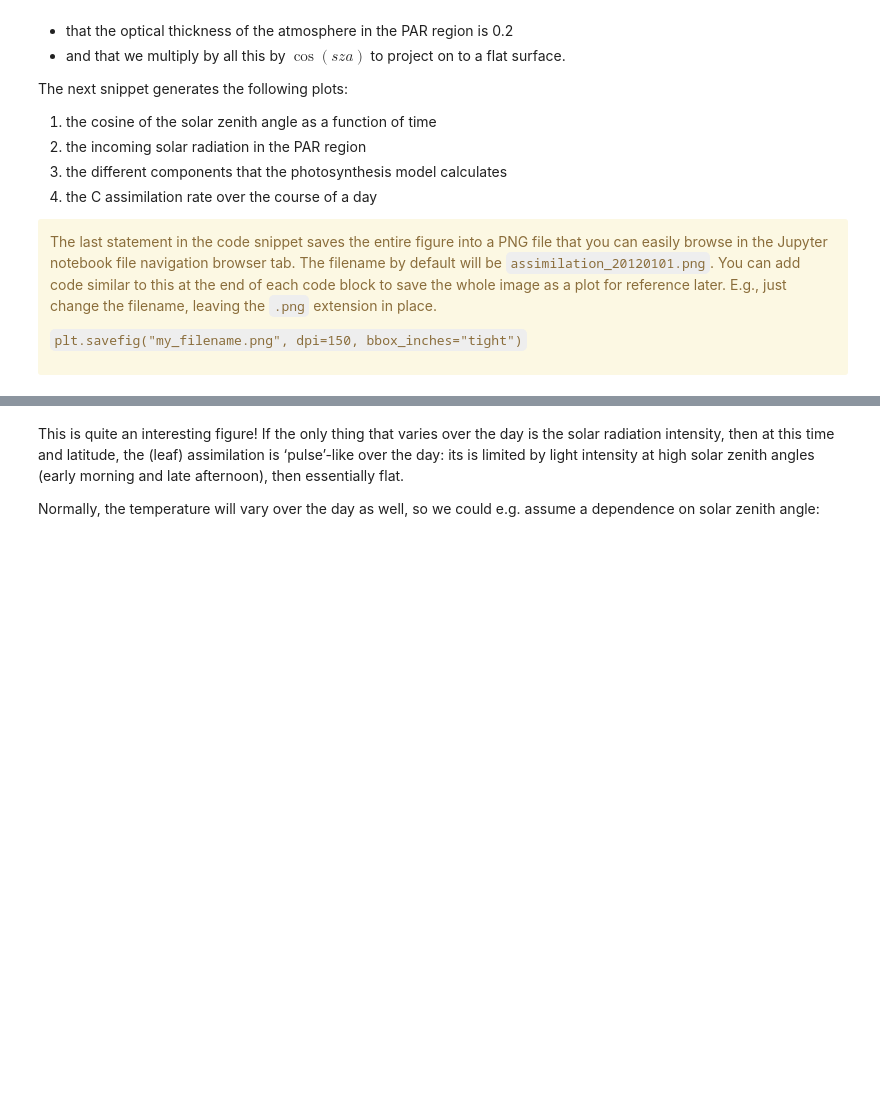
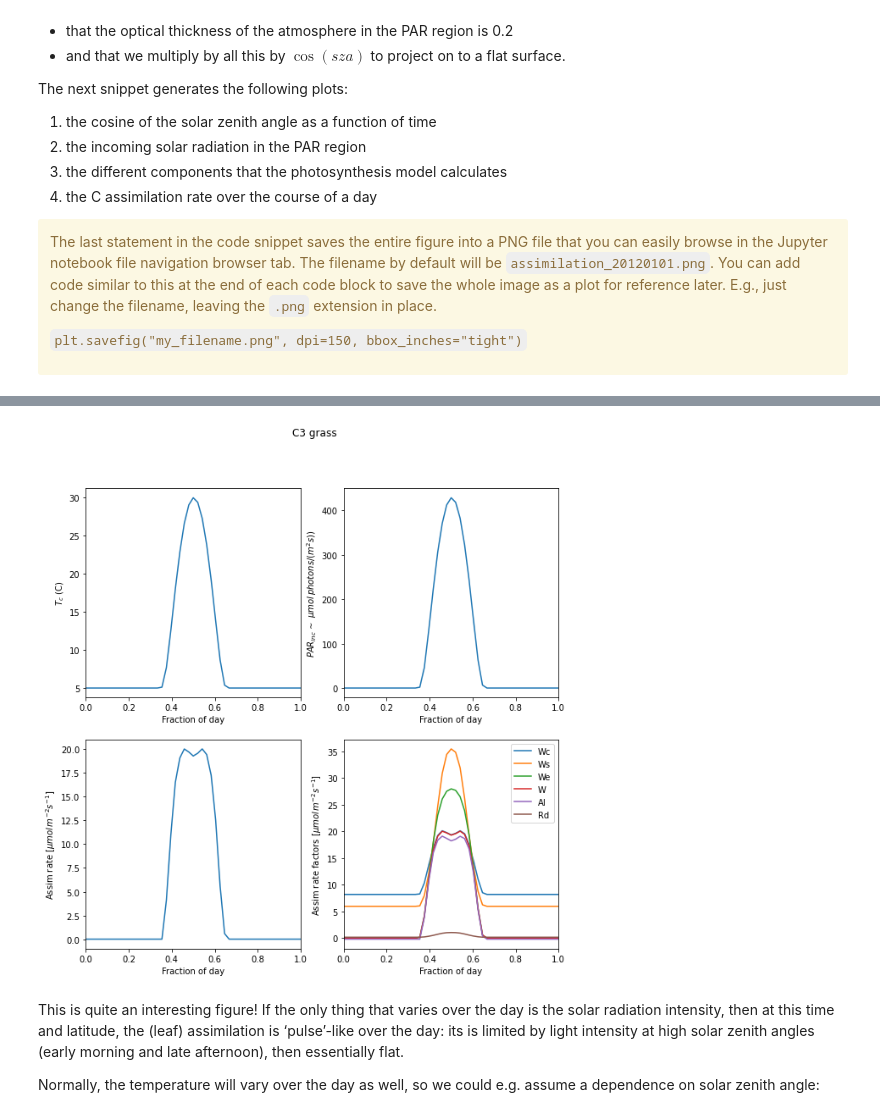
Before and after one commit to profLewis/geog0133-practicals, a Jupyter notebook: 03-Photosynthesis_Modelling_Practical.ipynb, the cells around one changed output, grey strips where cells are left out. Cells and saved outputs as stored; diff of their text form; code cells hidden in the pictures; blank space fills up the shorter version.

```diff
--- a/03-Photosynthesis_Modelling_Practical.ipynb
+++ b/03-Photosynthesis_Modelling_Practical.ipynb
@@ -193,8 +194,11 @@ def do_photosynthesis(ipar=200.,Tc=None,co2_ppmv=390,n=100,
 
     # calculate leaf and canopy photosynthesis
     photo.photosynthesis()
-    if x == None:
-        x = photo.Tc
+    try:
+        if x == None:
+            x = photo.Tc
+    except:
+        pass
     plotter = plotme(x,photo,plotter)
 
     return photo,plotter
@@ -663,3 +555,43 @@ NameError: name 'solar_model' is not defined
+# %%
+import numpy as np
+
+
+# Calculate solar position over a day, every 30 mins
+# for somewhere like London (latitude 51N, Longitude=0)
+latitude = 51.
+longitude = 0.0
+
+
+jd, sza, distance, solar_radiation = solar_model(
+    0.,np.array([0.,30.]),np.arange(25),1,1,2012,
+    latitude, longitude)
+mu = np.cos(np.deg2rad(sza))
+
+#tau:     optical thickness (0.2 default)
+#parprop: proportion of solar radiation in PAR
+#Tmin:    min temperature (C) 5.0 default
+#Tmax:    max temperature (C) 30.0 default
+
+tau=0.2
+parprop=0.5
+
+ipar = solar_radiation* parprop * np.exp(-tau/mu) * mu  # u mol(photons) / (m^2 s)
+# mock up a Tc term
+# normalised ipar term
+Tmin=5.0
+Tmax=30.0
+surrogate = (ipar-ipar.min())
+surrogate = surrogate/surrogate.max()
+Tc = surrogate*(Tmax-Tmin) + (Tmin)
+pft = "C3 grass"
+
+p = do_photosynthesis(n=len(ipar), pft_type=pft,Tc=Tc, \
+                      ipar=ipar,co2_ppmv=390,\
+                      x=ipar,plotter=None)[0]
+
+day_plot(jd,ipar,Tc,p,title=pft)
+# %% [output]
+[figure, added]
 # %% [markdown]
 This is quite an interesting figure! If the only thing that varies over the day is the solar radiation intensity, then at this time and latitude, the (leaf) assimilation is ‘pulse’-like over the day: its is limited by light intensity at high solar zenith angles (early morning and late afternoon), then essentially flat.
 
```
Also changed, not shown: parts of 3 cells of this notebook, 2 other files.
